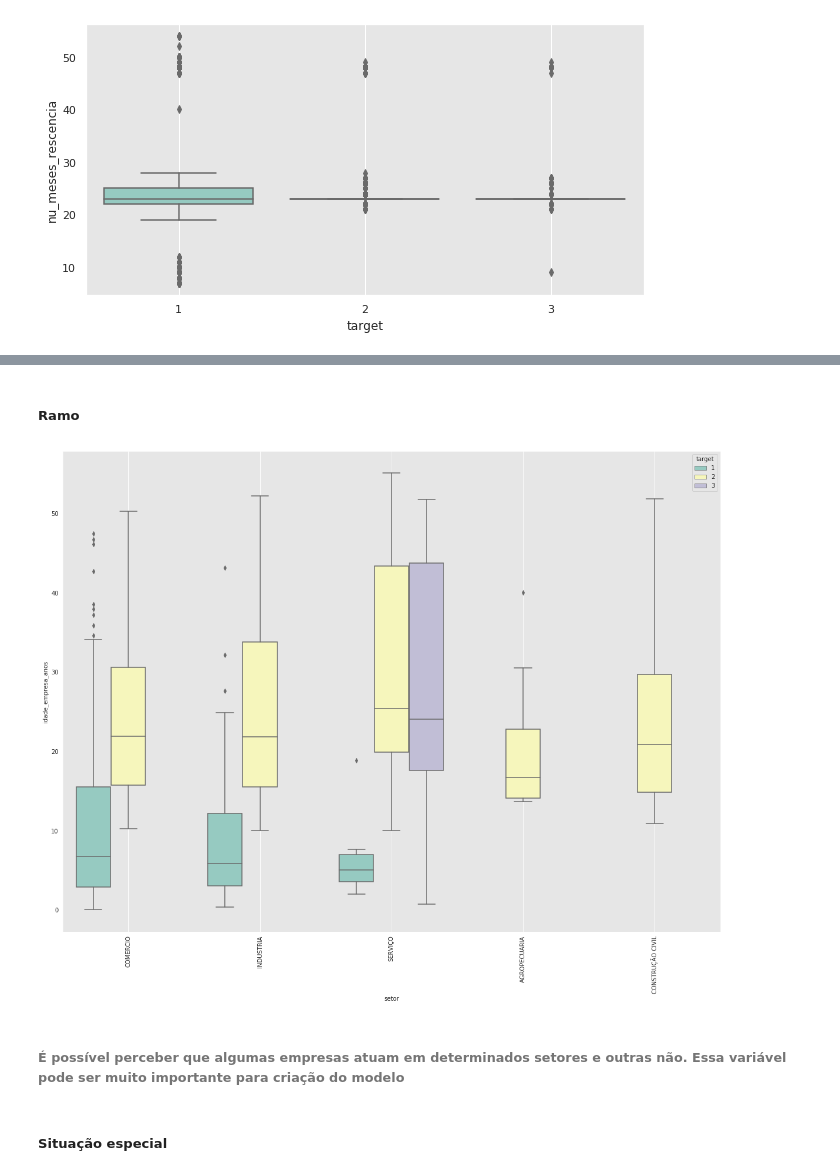
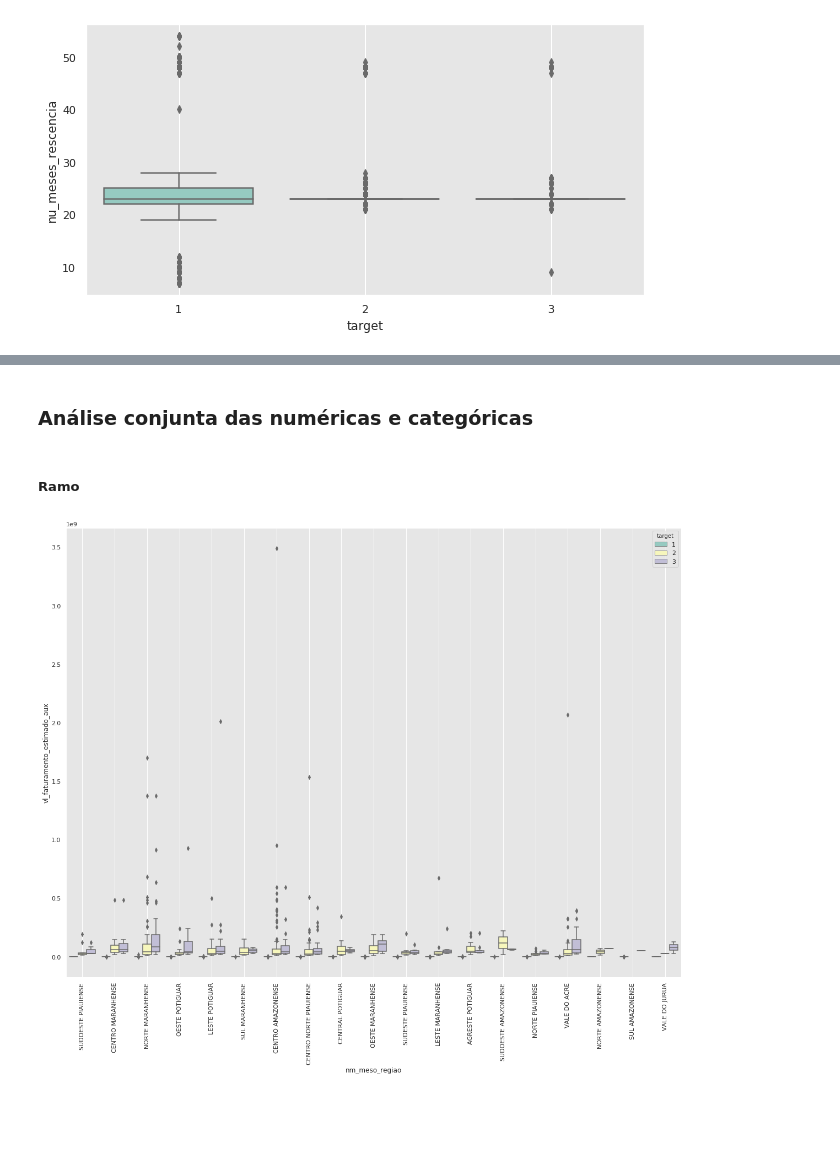
Before and after one commit to codenation-dev/squad-2-ad-data-science-banco-inter-1, a Jupyter notebook: notebooks/analise_db.ipynb, the cells around one changed output, grey strips where cells are left out. Saved outputs shown, nothing was run; the diff lists cells and outputs as text; code cells hidden in the pictures; blank space fills up the shorter version.

```diff
--- a/notebooks/analise_db.ipynb
+++ b/notebooks/analise_db.ipynb
@@ -310,9 +312,3 @@ ax = sns.boxplot(x="target", y="nu_meses_rescencia",
 plt.grid()
 # %% [output]
 [figure]
-# %%
-plt.figure(figsize = (10,5))
-sns.set_style("darkgrid", {"axes.facecolor": ".9"})
-ax = sns.boxplot(x="target", y="idade_empresa_anos",
-                 data=df_filt, palette="Set3")
-plt.grid()
@@ -322,0 +319,3 @@ plt.grid()
+# %%
+df_filt.drop(['fl_me','fl_email','nu_meses_rescencia','fl_st_especial'],axis = 1,inplace = True)
+df_filt.head()
@@ -323,16 +330,14 @@ plt.grid()
+# %% [markdown]
+### Análise conjunta das numéricas e categóricas
 # %% [markdown]
 ##### Ramo
 # %%
 plt.figure(figsize = (20,15))
 sns.set_style("darkgrid", {"axes.facecolor": ".9"})
-ax = sns.boxplot(x="setor", y="idade_empresa_anos",
+ax = sns.boxplot(x="nm_meso_regiao", y="vl_faturamento_estimado_aux",
                  hue = 'target',
                  data=df_filt, palette="Set3")
 ax.set_xticklabels(ax.get_xticklabels(),rotation=90)
 plt.grid()
 # %% [output]
-[figure, old version]
+[figure, new version]
-# %% [markdown]
-###### É possível perceber que algumas empresas atuam em determinados setores e outras não. Essa variável pode ser muito importante para criação do modelo
-# %% [markdown]
-##### Situação especial
```
Also changed, not shown: parts of 30 cells of this notebook.
